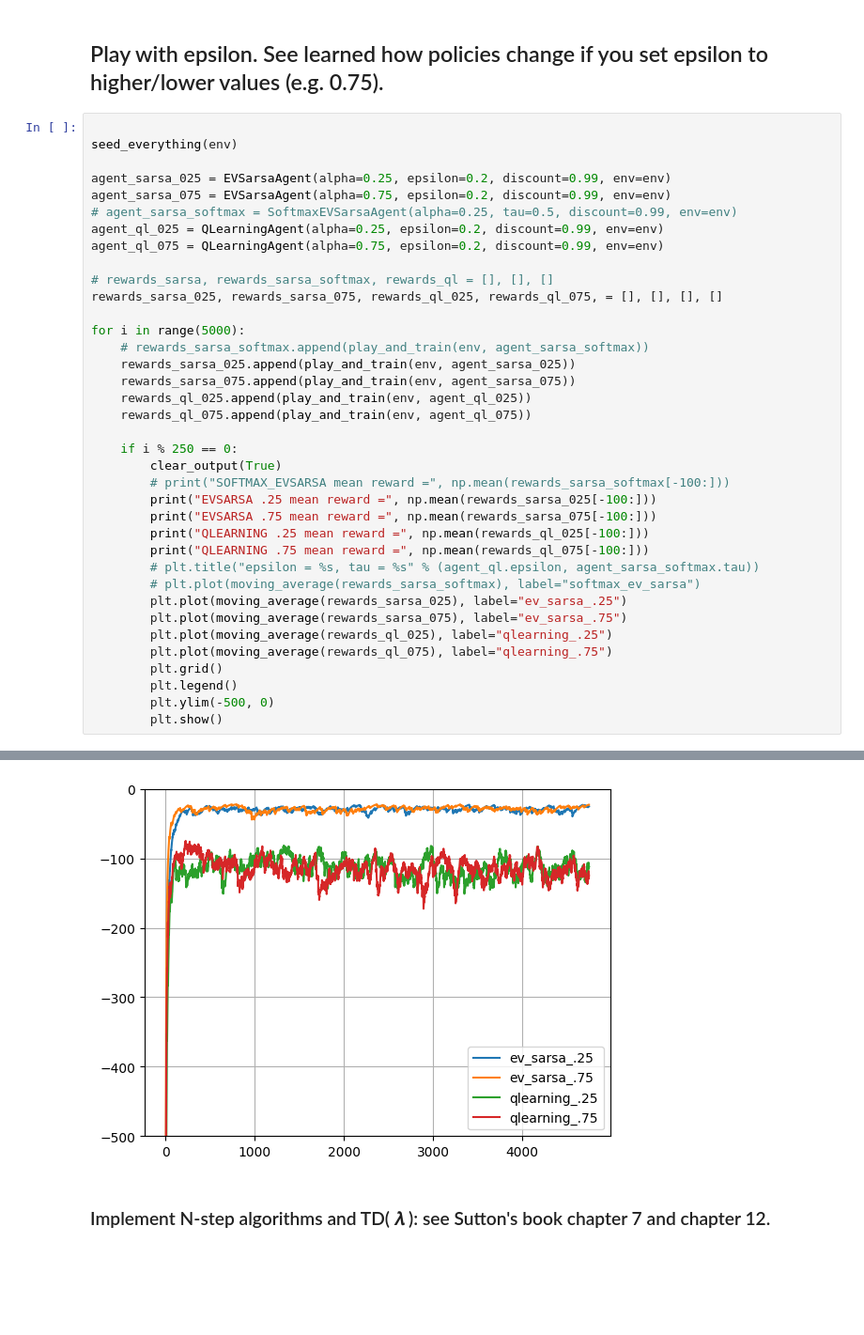
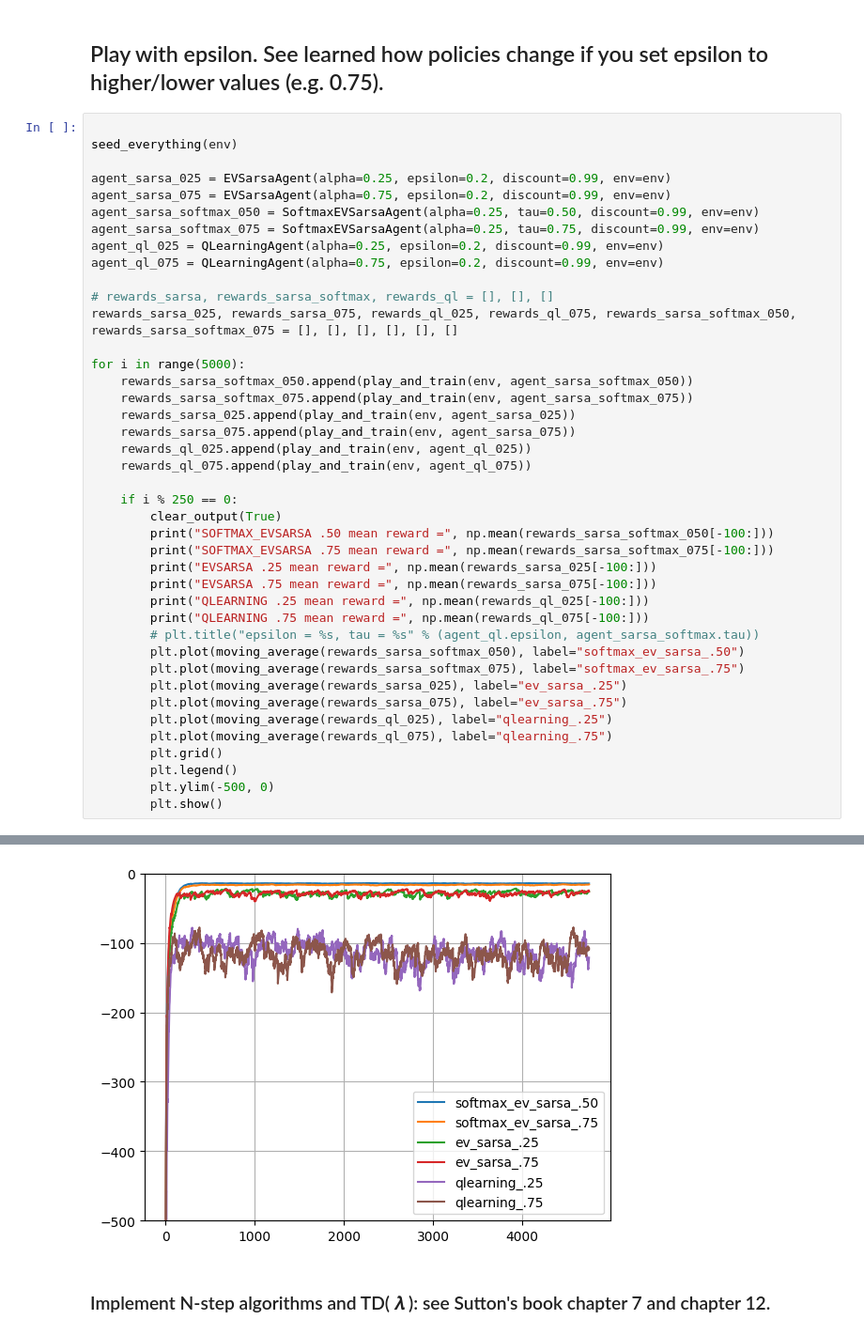
Before and after one commit to evgenykomarov/Practical_DL, a Jupyter notebook: week03_model_free/homework.ipynb, the cells around one changed output, grey strips where cells are left out. Shown at 94% size. Cells and saved outputs as stored; diff of their text form; blank space fills up the shorter version.

```diff
--- a/week03_model_free/homework.ipynb
+++ b/week03_model_free/homework.ipynb
@@ -877,15 +880,17 @@ seed_everything(env)
 
 agent_sarsa_025 = EVSarsaAgent(alpha=0.25, epsilon=0.2, discount=0.99, env=env)
 agent_sarsa_075 = EVSarsaAgent(alpha=0.75, epsilon=0.2, discount=0.99, env=env)
-# agent_sarsa_softmax = SoftmaxEVSarsaAgent(alpha=0.25, tau=0.5, discount=0.99, env=env)
+agent_sarsa_softmax_050 = SoftmaxEVSarsaAgent(alpha=0.25, tau=0.50, discount=0.99, env=env)
+agent_sarsa_softmax_075 = SoftmaxEVSarsaAgent(alpha=0.25, tau=0.75, discount=0.99, env=env)
 agent_ql_025 = QLearningAgent(alpha=0.25, epsilon=0.2, discount=0.99, env=env)
 agent_ql_075 = QLearningAgent(alpha=0.75, epsilon=0.2, discount=0.99, env=env)
 
 # rewards_sarsa, rewards_sarsa_softmax, rewards_ql = [], [], []
-rewards_sarsa_025, rewards_sarsa_075, rewards_ql_025, rewards_ql_075, = [], [], [], []
+rewards_sarsa_025, rewards_sarsa_075, rewards_ql_025, rewards_ql_075, rewards_sarsa_softmax_050, rewards_sarsa_softmax_075 = [], [], [], [], [], []
 
 for i in range(5000):
-    # rewards_sarsa_softmax.append(play_and_train(env, agent_sarsa_softmax))
+    rewards_sarsa_softmax_050.append(play_and_train(env, agent_sarsa_softmax_050))
+    rewards_sarsa_softmax_075.append(play_and_train(env, agent_sarsa_softmax_075))
     rewards_sarsa_025.append(play_and_train(env, agent_sarsa_025))
     rewards_sarsa_075.append(play_and_train(env, agent_sarsa_075))
     rewards_ql_025.append(play_and_train(env, agent_ql_025))
@@ -893,13 +898,15 @@ for i in range(5000):
 
     if i % 250 == 0:
         clear_output(True)
-        # print("SOFTMAX_EVSARSA mean reward =", np.mean(rewards_sarsa_softmax[-100:]))
+        print("SOFTMAX_EVSARSA .50 mean reward =", np.mean(rewards_sarsa_softmax_050[-100:]))
+        print("SOFTMAX_EVSARSA .75 mean reward =", np.mean(rewards_sarsa_softmax_075[-100:]))
         print("EVSARSA .25 mean reward =", np.mean(rewards_sarsa_025[-100:]))
         print("EVSARSA .75 mean reward =", np.mean(rewards_sarsa_075[-100:]))
         print("QLEARNING .25 mean reward =", np.mean(rewards_ql_025[-100:]))
         print("QLEARNING .75 mean reward =", np.mean(rewards_ql_075[-100:]))
         # plt.title("epsilon = %s, tau = %s" % (agent_ql.epsilon, agent_sarsa_softmax.tau))
-        # plt.plot(moving_average(rewards_sarsa_softmax), label="softmax_ev_sarsa")
+        plt.plot(moving_average(rewards_sarsa_softmax_050), label="softmax_ev_sarsa_.50")
+        plt.plot(moving_average(rewards_sarsa_softmax_075), label="softmax_ev_sarsa_.75")
         plt.plot(moving_average(rewards_sarsa_025), label="ev_sarsa_.25")
         plt.plot(moving_average(rewards_sarsa_075), label="ev_sarsa_.75")
         plt.plot(moving_average(rewards_ql_025), label="qlearning_.25")
@@ -916,4 +925,4 @@ QLEARNING .75 mean reward = -124.58
-[figure, old version]
+[figure, new version]
 # %% [markdown]
 ### Implement N-step algorithms and TD( 𝜆 ): see Sutton's book chapter 7 and chapter 12.
 <!-- ### Use those algorithms to train on CartPole in previous / next assignment for this week. -->
```
Also changed, not shown: parts of 7 cells of this notebook.
